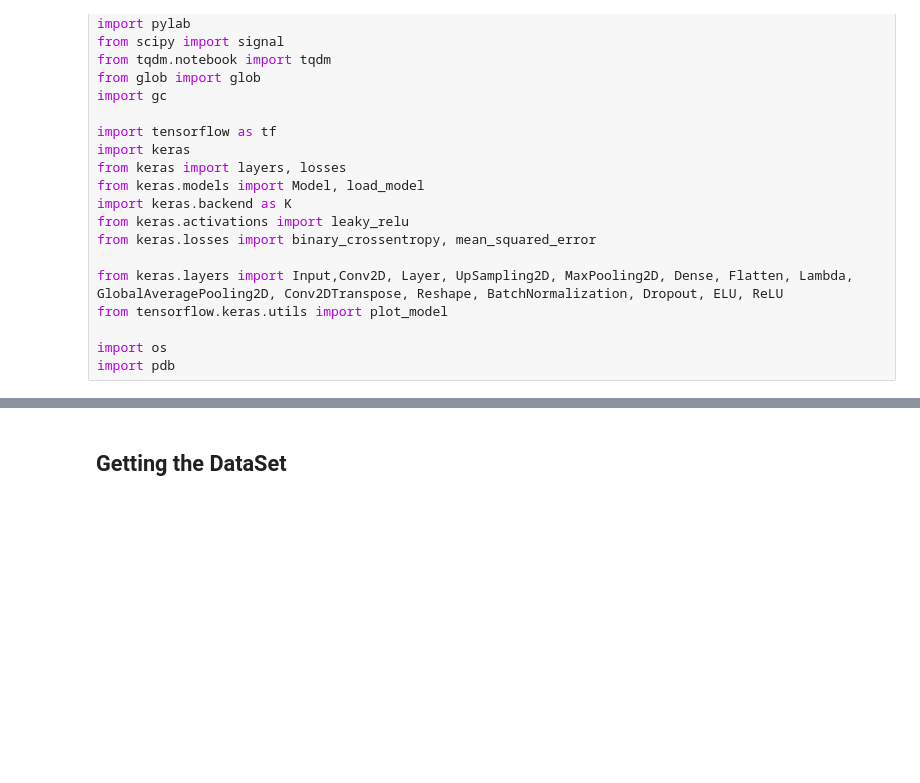
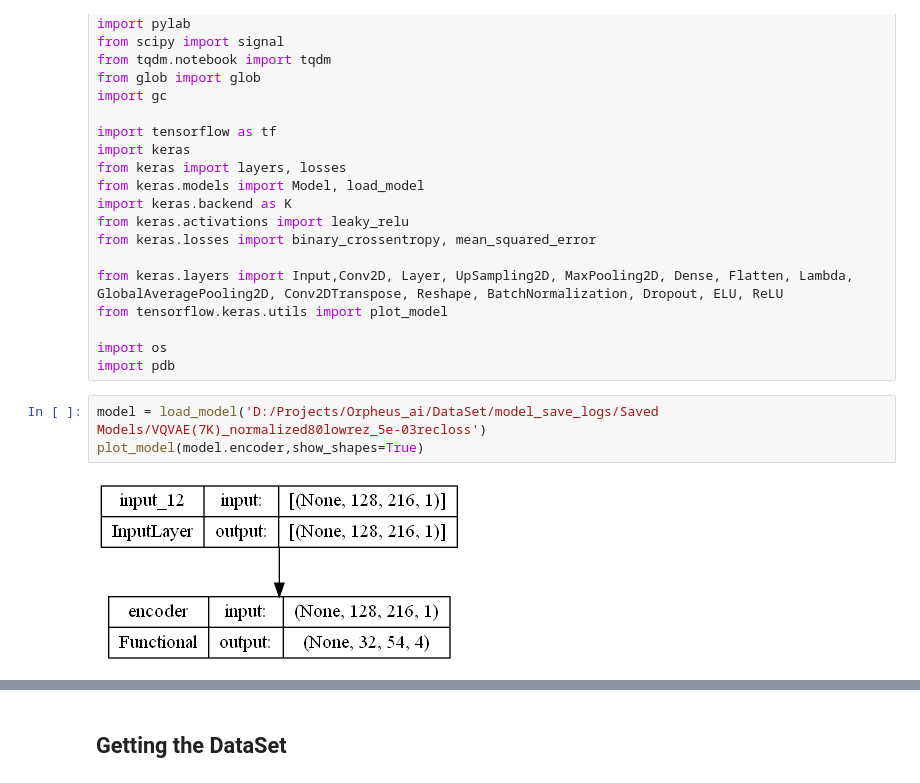
Before and after one commit to SAint7579/Orpheus_ai, a Jupyter notebook: Autoencoder/VQ-VAE.ipynb, the cells around one changed output, grey strips where cells are left out. Saved outputs shown, nothing was run; the diff lists cells and outputs as text; blank space fills up the shorter version.

Commit message:
Auxilary Encoder added - some modifications are required here

```diff
--- a/Autoencoder/VQ-VAE.ipynb
+++ b/Autoencoder/VQ-VAE.ipynb
@@ -24,3 +24,8 @@ from tensorflow.keras.utils import plot_model
 
 import os
 import pdb
+# %%
+model = load_model('D:/Projects/Orpheus_ai/DataSet/model_save_logs/Saved Models/VQVAE(7K)_normalized80lowrez_5e-03recloss')
+plot_model(model.encoder,show_shapes=True)
+# %% [output]
+[figure, added]
```
Also changed, not shown: parts of 2 cells of this notebook, 7 other files.
